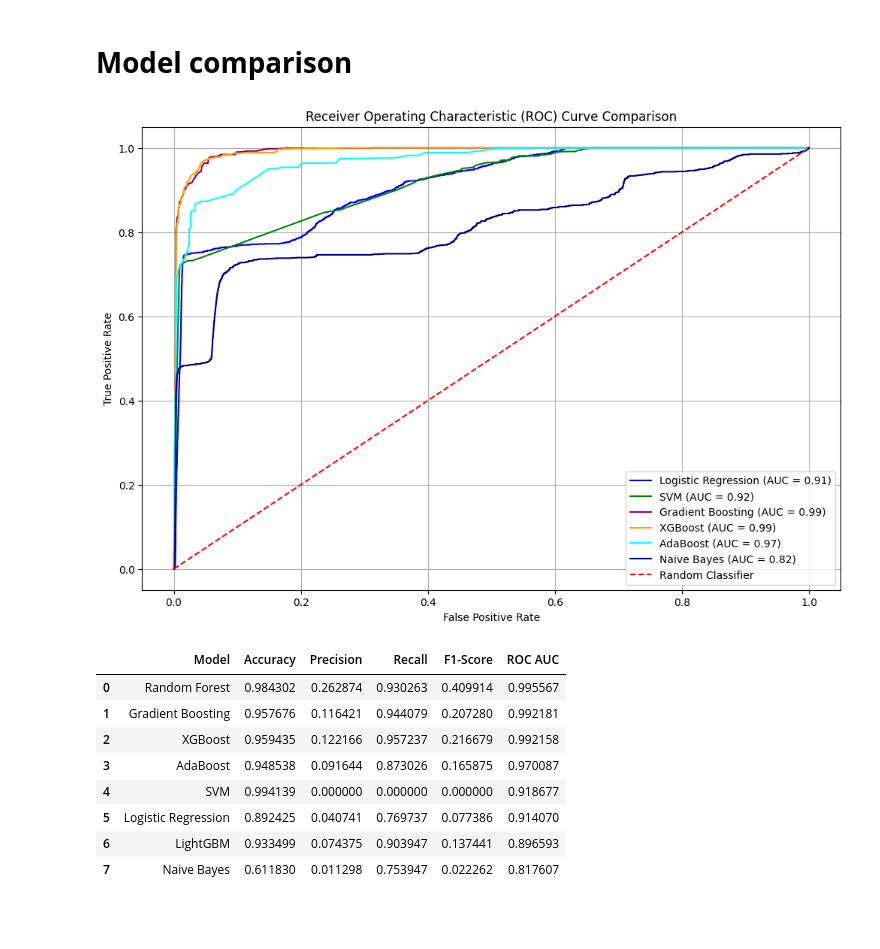
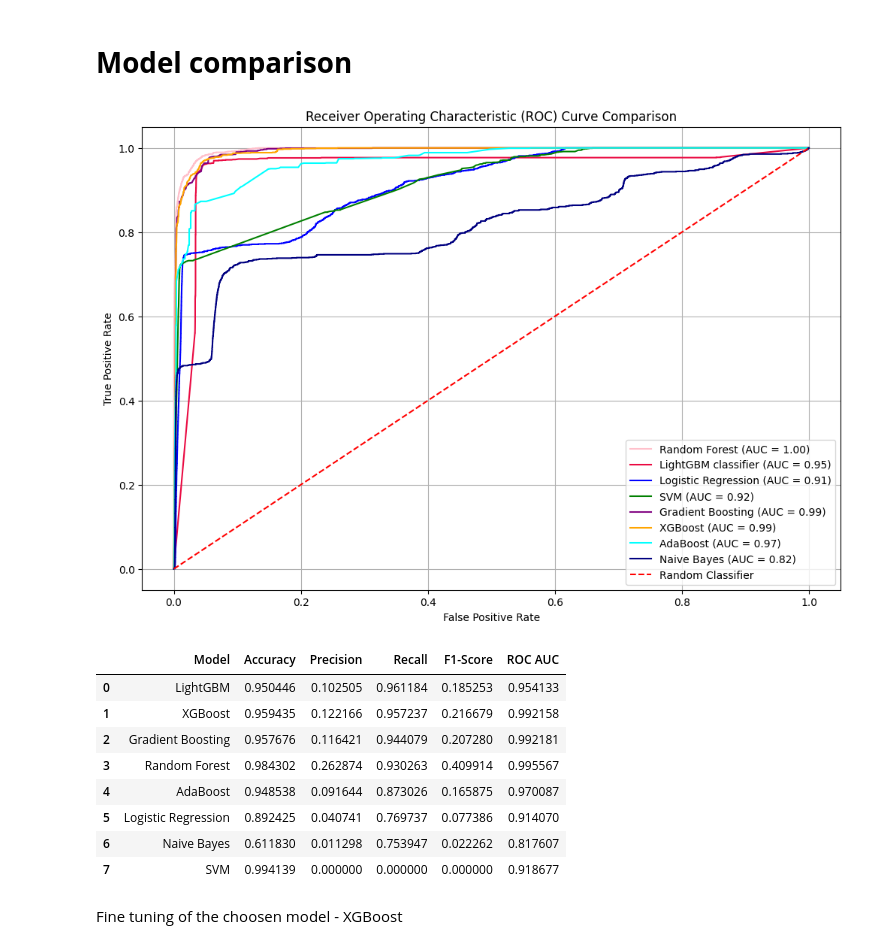
Before and after one commit to danieligelnik/CCFraudProject, a Jupyter notebook: Data_manipulation.ipynb, the cells around one changed output. Saved outputs shown, nothing was run; the diff lists cells and outputs as text; code cells hidden in the pictures; blank space fills up the shorter version.

```diff
--- a/Data_manipulation.ipynb
+++ b/Data_manipulation.ipynb
@@ -569,7 +569,24 @@ y_pred_proba_rf = rf_model.predict_proba(X_valid)[:, 1]
 
 print("\nClassification Report (Random Forest):")
 print(classification_report(y_valid, y_pred_rf))
-print(f"ROC AUC Score: {roc_auc_score(y_valid, y_pred_proba_rf):.4f}")
+roc_auc_rf = roc_auc_score(y_valid, y_pred_proba_rf)
+print(f"ROC AUC Score: {roc_auc_rf:.4f}")
+
+conf_matrix_rf = confusion_matrix(y_valid, y_pred_rf)
+display(pd.DataFrame(conf_matrix_rf,
+                     index=['Actual 0', 'Actual 1'],
+                     columns=['Predicted 0', 'Predicted 1']))
+# Plot ROC curve
+fpr_rf, tpr_rf, _ = roc_curve(y_valid, y_pred_proba_rf)
+plt.figure(figsize=(8, 6))
+plt.plot(fpr_rf, tpr_rf, color='navy', label=f'ROC curve (area = {roc_auc_rf:.2f})')
+plt.plot([0, 1], [0, 1], color='red', linestyle='--')
+plt.xlabel('False Positive Rate')
+plt.ylabel('True Positive Rate')
+plt.title('ROC Curve (Random Forest Classifier)')
+plt.legend()
+plt.grid(True)
+plt.show()
 # %% [output]
 Training Random Forest model...
 
@@ -603,10 +624,21 @@ lgb_model.fit(X_train, y_train)
 
 y_pred_lgb = lgb_model.predict(X_valid)
 y_pred_proba_lgb = lgb_model.predict_proba(X_valid)[:, 1]
-
+roc_auc_lgb = roc_auc_score(y_valid, y_pred_proba_lgb)
 print("\nClassification Report (LightGBM):")
 print(classification_report(y_valid, y_pred_lgb))
-print(f"ROC AUC Score: {roc_auc_score(y_valid, y_pred_proba_lgb):.4f}")
+print(f"ROC AUC Score: {roc_auc_lgb:.4f}")
+# Plot ROC curve
+fpr_lgb, tpr_lgb, _ = roc_curve(y_valid, y_pred_proba_lgb)
+plt.figure(figsize=(8, 6))
+plt.plot(fpr_lgb, tpr_lgb, color='navy', label=f'ROC curve (area = {roc_auc_lgb:.2f})')
+plt.plot([0, 1], [0, 1], color='red', linestyle='--')
+plt.xlabel('False Positive Rate')
+plt.ylabel('True Positive Rate')
+plt.title('ROC Curve (LightGBM Classifier)')
+plt.legend()
+plt.grid(True)
+plt.show()
 # %% [output]
 Training LightGBM model...
 [LightGBM] [Info] Number of positive: 7506, number of negative: 1289169
@@ -643,36 +679,39 @@ roc_auc_log_reg = roc_auc_score(y_valid, y_pred_proba_log_reg)
 # --- 2. Plot all ROC curves on a single graph ---
 
 plt.figure(figsize=(12, 8))
-
+# Plot Random Forest Classifier
+plt.plot(fpr_rf, tpr_rf, color='pink', label=f'Random Forest (AUC = {roc_auc_rf:.2f})')
+# Plot LightGBM Classifier
+plt.plot(fpr_lgb, tpr_lgb, color=(234/255, 10/255, 66/255), label=f'LightGBM classifier (AUC = {roc_auc_lgb:.2f})')
 # Plot Logistic Regression ROC
 plt.plot(fpr_log_reg, tpr_log_reg, color='blue', label=f'Logistic Regression (AUC = {roc_auc_log_reg:.2f})')
 
 # Plot SVM ROC (assuming fpr_svm, tpr_svm, roc_auc_svm are available from previous cells)
 plt.plot(fpr_svm, tpr_svm, color='green', label=f'SVM (AUC = {roc_auc_svm:.2f})')
 
 # Plot Gradient Boosting ROC (assuming fpr_gbc, tpr_gbc, roc_auc_gbc are available)
 plt.plot(fpr_gbc, tpr_gbc, color='purple', label=f'Gradient Boosting (AUC = {roc_auc_gbc:.2f})')
 
 # Plot XGBoost ROC (assuming fpr_xgb, tpr_xgb, roc_auc_xgb are available)
 plt.plot(fpr_xgb, tpr_xgb, color='orange', label=f'XGBoost (AUC = {roc_auc_xgb:.2f})')
 
 # Plot AdaBoost ROC (assuming fpr_ada, tpr_ada, roc_auc_ada are available)
 plt.plot(fpr_ada, tpr_ada, color='cyan', label=f'AdaBoost (AUC = {roc_auc_ada:.2f})')
 
 # Plot Naive Bayes ROC (assuming fpr_nb, tpr_nb, roc_auc_nb are available)
 plt.plot(fpr_nb, tpr_nb, color='navy', label=f'Naive Bayes (AUC = {roc_auc_nb:.2f})')
 
 # Plot the diagonal line (random classifier)
 plt.plot([0, 1], [0, 1], color='red', linestyle='--', label='Random Classifier')
 
 plt.xlabel('False Positive Rate')
 plt.ylabel('True Positive Rate')
 plt.title('Receiver Operating Characteristic (ROC) Curve Comparison')
 plt.legend(loc='lower right')
 plt.grid(True)
 plt.show()
 # %% [output]
-[figure, old version]
+[figure, new version]
 # %%
 from sklearn.metrics import precision_score, recall_score, f1_score, accuracy_score
 
@@ -707,14 +746,16 @@ for name, model, X in models:
 df_comparison = pd.DataFrame(results)
 
 # Display the results sorted by ROC AUC
-display(df_comparison.sort_values(by='ROC AUC', ascending=False).reset_index(drop=True))
+display(df_comparison.sort_values(by='Recall', ascending=False).reset_index(drop=True))
 # %% [output]
 |  | Model | Accuracy | Precision | Recall | F1-Score | ROC AUC |
-| 0 | Random Forest | 0.984302 | 0.262874 | 0.930263 | 0.409914 | 0.995567 |
-| 1 | Gradient Boosting | 0.957676 | 0.116421 | 0.944079 | 0.207280 | 0.992181 |
-| 2 | XGBoost | 0.959435 | 0.122166 | 0.957237 | 0.216679 | 0.992158 |
-| 3 | AdaBoost | 0.948538 | 0.091644 | 0.873026 | 0.165875 | 0.970087 |
-| 4 | SVM | 0.994139 | 0.000000 | 0.000000 | 0.000000 | 0.918677 |
+| 0 | LightGBM | 0.950446 | 0.102505 | 0.961184 | 0.185253 | 0.954133 |
+| 1 | XGBoost | 0.959435 | 0.122166 | 0.957237 | 0.216679 | 0.992158 |
+| 2 | Gradient Boosting | 0.957676 | 0.116421 | 0.944079 | 0.207280 | 0.992181 |
+| 3 | Random Forest | 0.984302 | 0.262874 | 0.930263 | 0.409914 | 0.995567 |
+| 4 | AdaBoost | 0.948538 | 0.091644 | 0.873026 | 0.165875 | 0.970087 |
 | 5 | Logistic Regression | 0.892425 | 0.040741 | 0.769737 | 0.077386 | 0.914070 |
-| 6 | LightGBM | 0.933499 | 0.074375 | 0.903947 | 0.137441 | 0.896593 |
-| 7 | Naive Bayes | 0.611830 | 0.011298 | 0.753947 | 0.022262 | 0.817607 |
+| 6 | Naive Bayes | 0.611830 | 0.011298 | 0.753947 | 0.022262 | 0.817607 |
+| 7 | SVM | 0.994139 | 0.000000 | 0.000000 | 0.000000 | 0.918677 |
+# %% [markdown]
+Fine tuning of the choosen model - XGBoost
```
Also changed, not shown: parts of 3 cells of this notebook.
